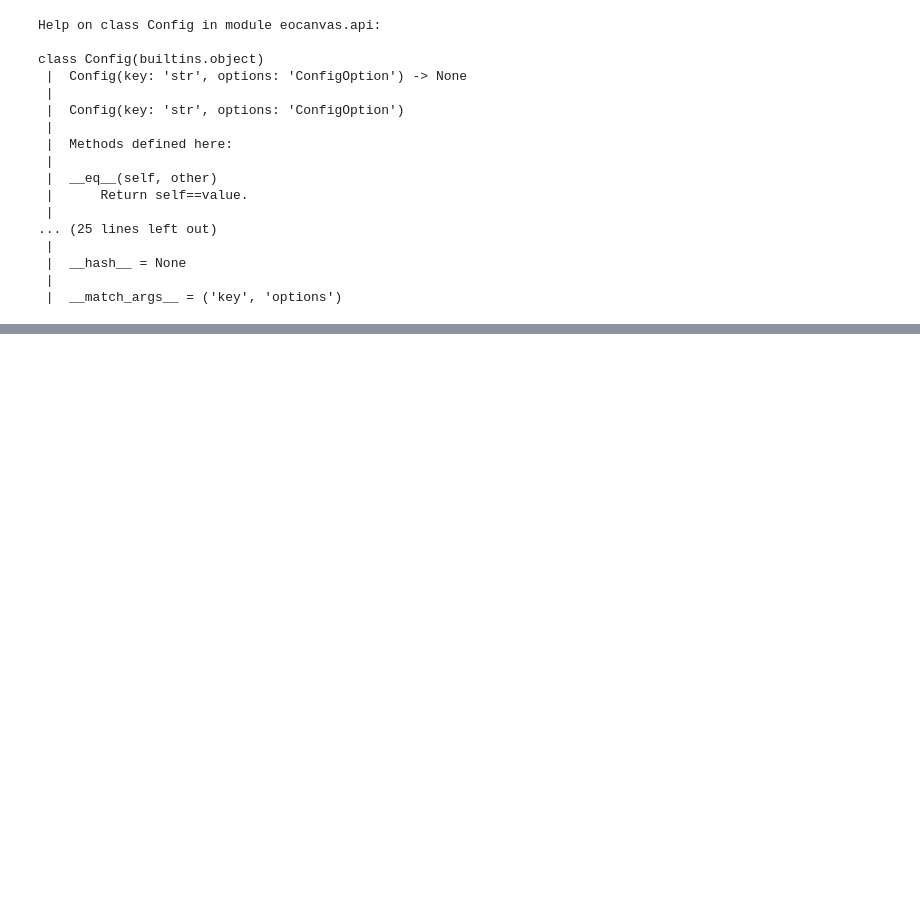
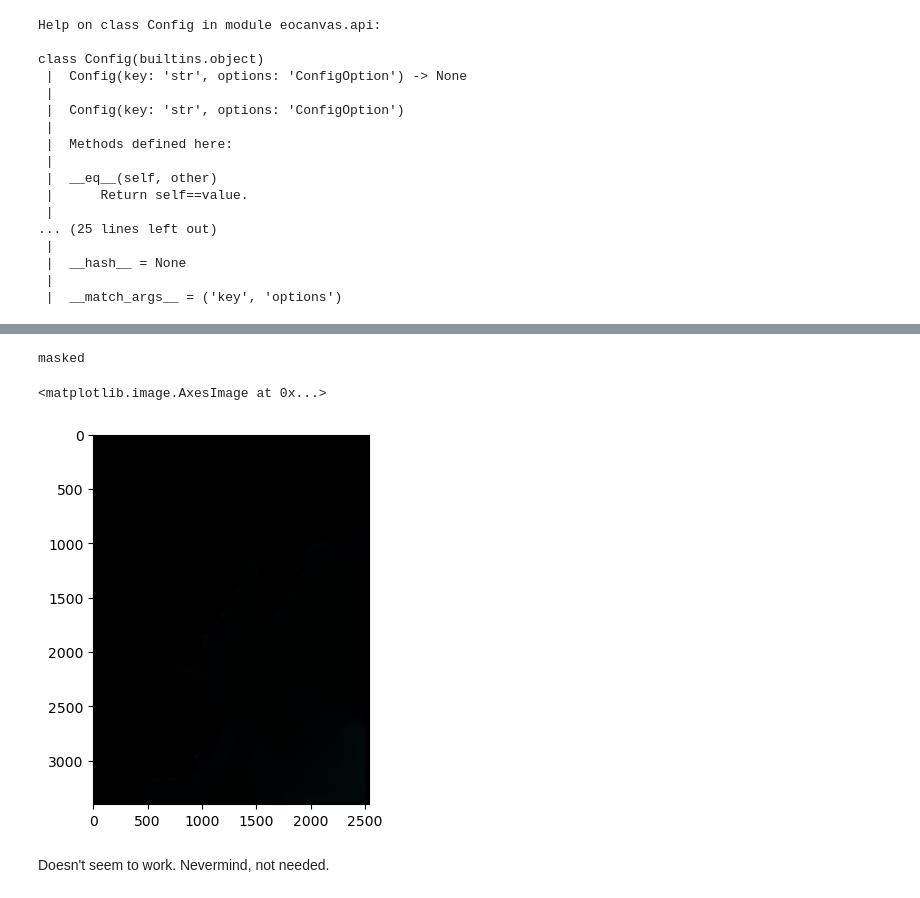
Before and after one commit to olley102/MarineHabitatMapping-WEkEO, a Jupyter notebook: EOCanvasTest.ipynb, the cells around one changed output, grey strips where cells are left out. Drawn from its saved outputs; the diff is of its cells as text; code cells hidden in the pictures; blank space fills up the shorter version.

```diff
--- a/EOCanvasTest.ipynb
+++ b/EOCanvasTest.ipynb
@@ -226,0 +263,3 @@ FILE
+# %%
+mask_result_fp = 'mask//da07d51e-dcd9-11ef-8878-6fddd9a20336.nc'
+mask_ds = xr.open_dataset(mask_result_fp)
@@ -226,0 +286,2 @@ FILE
+# %%
+c2rcc_mask = mask_ds.C2RCCMask.data
@@ -226,0 +292,7 @@ FILE
+# %%
+def mask_band(x):
+    return np.ma.masked_array(x, mask=c2rcc_mask)
+# %%
+img_bands = [result_ds.rrs_B4.data, result_ds.rrs_B3.data, result_ds.rrs_B2.data]
+masked_bands = [mask_band(b) for b in img_bands]
+masked_img = np.ma.dstack(masked_bands)
@@ -226,0 +319,12 @@ FILE
+# %%
+masked_img.max()
+# %% [output]
+masked
+# %%
+fig, ax = plt.subplots()
+ax.imshow(masked_img*20)
+# %% [output]
+<matplotlib.image.AxesImage at 0x...>
+[figure, added]
+# %% [markdown]
+Doesn't seem to work. Nevermind, not needed.
```
Also changed, not shown: parts of 31 cells of this notebook, 2 other files.
